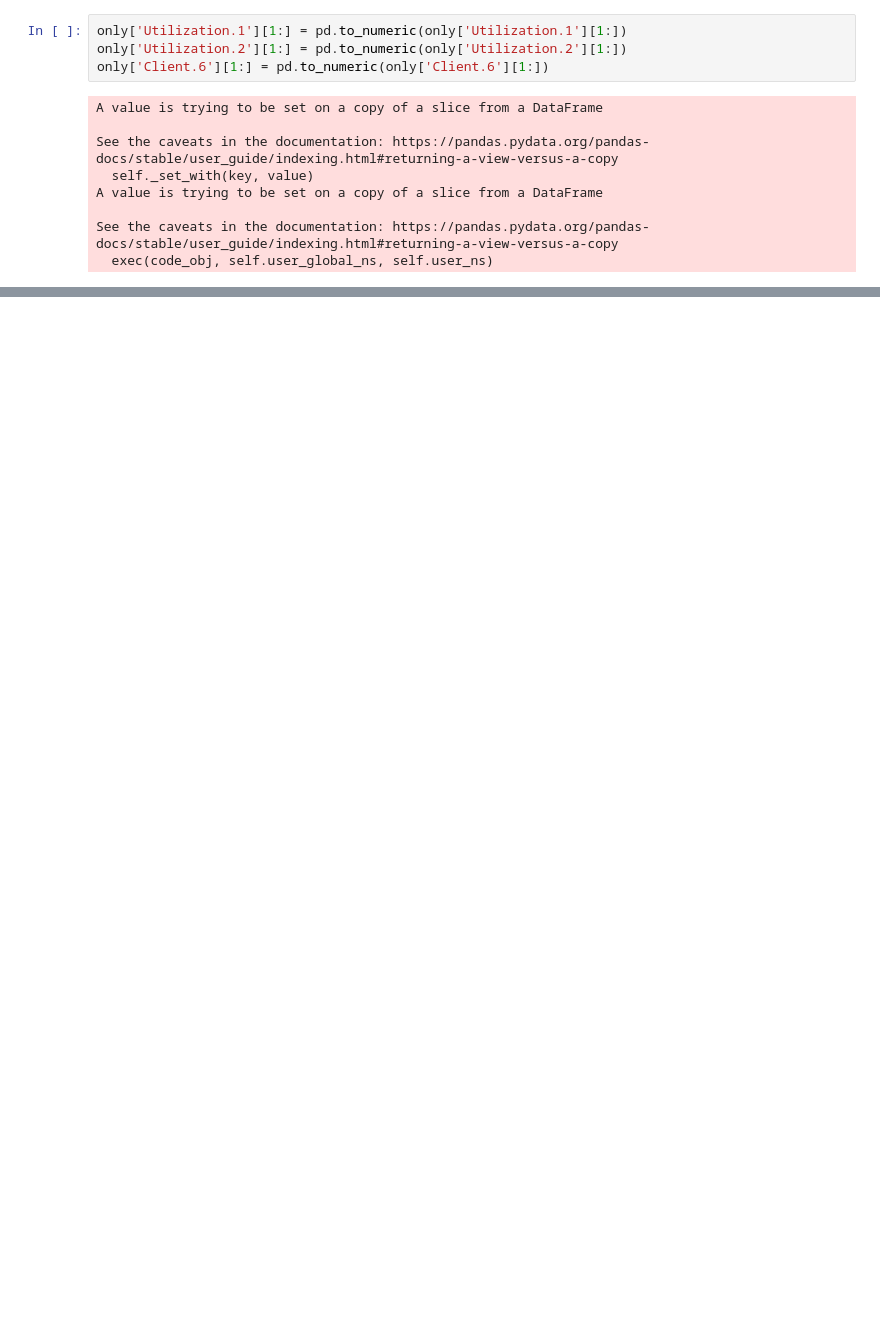
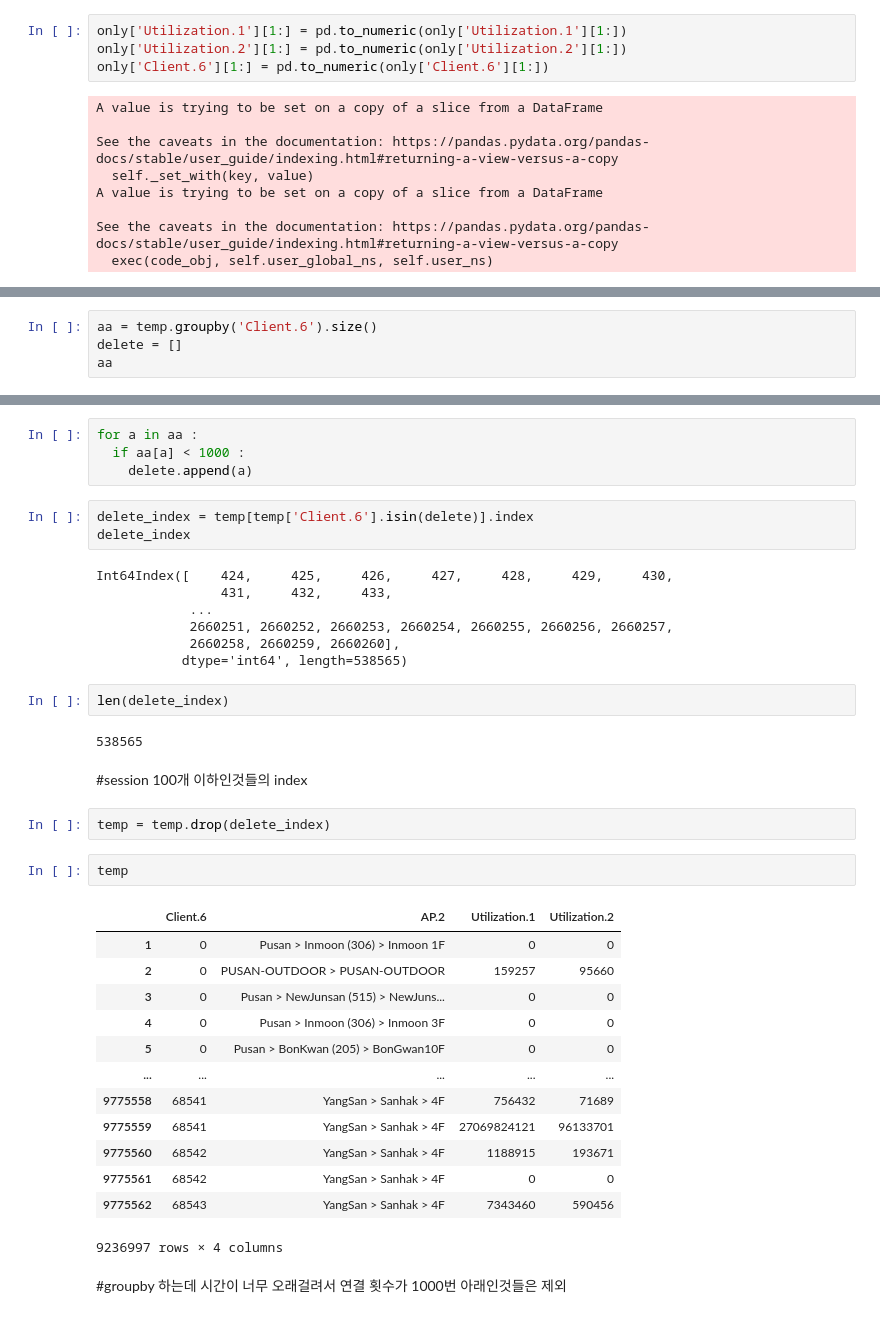
Before and after one commit to leeEunJooo/NetworkAssociation, a Jupyter notebook: groupbyClient.ipynb, the cells around one changed output, grey strips where cells are left out. Saved outputs shown, nothing was run; the diff lists cells and outputs as text; blank space fills up the shorter version.

```diff
--- a/groupbyClient.ipynb
+++ b/groupbyClient.ipynb
@@ -94,0 +101,4 @@ See the caveats in the documentation: https://pandas.pydata.org/pandas-docs/stab
+# %%
+aa = temp.groupby('Client.6').size()
+delete = []
+aa
@@ -95 +119,41 @@ See the caveats in the documentation: https://pandas.pydata.org/pandas-docs/stab
+# %%
+for a in aa :
+  if aa[a] < 1000 :
+    delete.append(a)
+# %%
+delete_index = temp[temp['Client.6'].isin(delete)].index
+delete_index
+# %% [output]
+Int64Index([    424,     425,     426,     427,     428,     429,     430,
+                431,     432,     433,
+            ...
+            2660251, 2660252, 2660253, 2660254, 2660255, 2660256, 2660257,
+            2660258, 2660259, 2660260],
+           dtype='int64', length=538565)
+# %%
+len(delete_index)
+# %% [output]
+538565
+# %% [markdown]
+#session 100개 이하인것들의 index
+# %%
+temp = temp.drop(delete_index)
+# %%
+temp
+# %% [output]
+|  | Client.6 | AP.2 | Utilization.1 | Utilization.2 |
+| 1 | 0 | Pusan > Inmoon (306) > Inmoon 1F | 0 | 0 |
+| 2 | 0 | PUSAN-OUTDOOR > PUSAN-OUTDOOR | 159257 | 95660 |
+| 3 | 0 | Pusan > NewJunsan (515) > NewJuns... | 0 | 0 |
+| 4 | 0 | Pusan > Inmoon (306) > Inmoon 3F | 0 | 0 |
+| 5 | 0 | Pusan > BonKwan (205) > BonGwan10F | 0 | 0 |
+| ... | ... | ... | ... | ... |
+| 9775558 | 68541 | YangSan > Sanhak > 4F | 756432 | 71689 |
+| 9775559 | 68541 | YangSan > Sanhak > 4F | 27069824121 | 96133701 |
+| 9775560 | 68542 | YangSan > Sanhak > 4F | 1188915 | 193671 |
+| 9775561 | 68542 | YangSan > Sanhak > 4F | 0 | 0 |
+| 9775562 | 68543 | YangSan > Sanhak > 4F | 7343460 | 590456 |
+9236997 rows × 4 columns
+# %% [markdown]
+#groupby 하는데 시간이 너무 오래걸려서 연결 횟수가 1000번 아래인것들은 제외
 # %%
```
Also changed, not shown: parts of 22 cells of this notebook.
